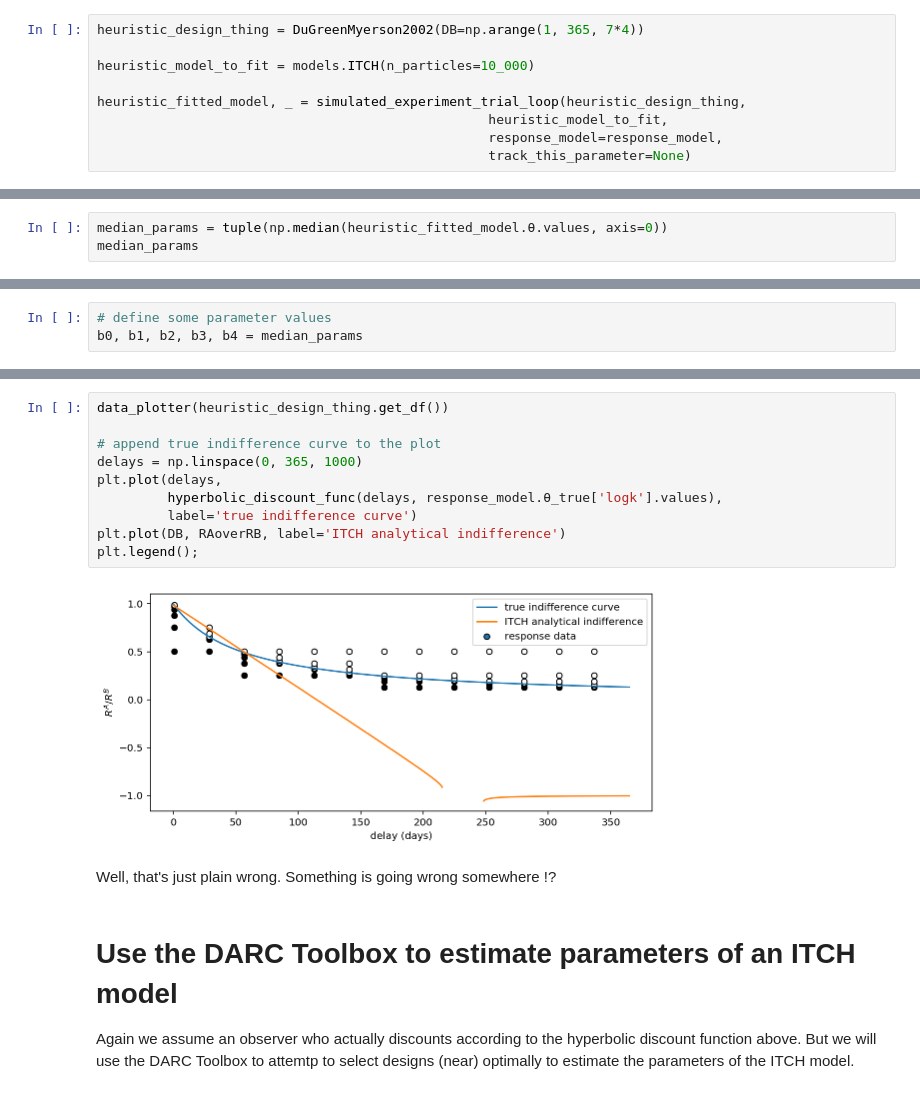
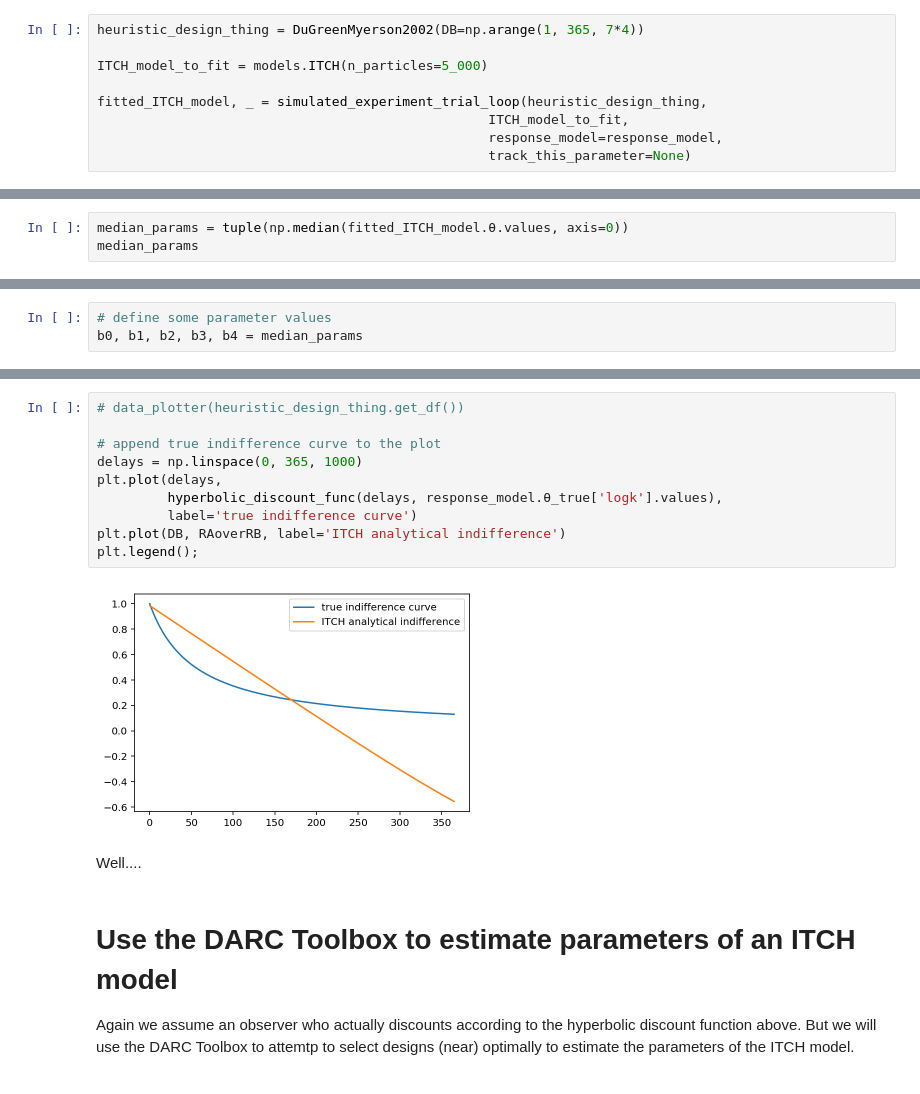
Before and after one commit to drbenvincent/darc_toolbox, a Jupyter notebook: dev/ITCH.ipynb, the cells around one changed output, grey strips where cells are left out. Cells and saved outputs as stored; diff of their text form.

```diff
--- a/dev/ITCH.ipynb
+++ b/dev/ITCH.ipynb
@@ -93,10 +92,10 @@ from darc.delayed.designs import Frye, DuGreenMyerson2002
 # %%
 heuristic_design_thing = DuGreenMyerson2002(DB=np.arange(1, 365, 7*4))
 
-heuristic_model_to_fit = models.ITCH(n_particles=10_000)
+ITCH_model_to_fit = models.ITCH(n_particles=5_000)
 
-heuristic_fitted_model, _ = simulated_experiment_trial_loop(heuristic_design_thing,
-                                                  heuristic_model_to_fit,
+fitted_ITCH_model, _ = simulated_experiment_trial_loop(heuristic_design_thing,
+                                                  ITCH_model_to_fit,
                                                   response_model=response_model,
                                                   track_this_parameter=None)
 # %%
@@ -123,6 +130,6 @@ sns.stripplot(data=heuristic_fitted_model.θ, alpha=.25, jitter=True, ax=ax);
 # %% [markdown]
 Let's grab the median parameter values into a vector for use later
 # %%
-median_params = tuple(np.median(heuristic_fitted_model.θ.values, axis=0))
+median_params = tuple(np.median(fitted_ITCH_model.θ.values, axis=0))
 median_params
 # %% [output]
@@ -227,17 +269,17 @@ plt.show()
 # %%
-data_plotter(heuristic_design_thing.get_df())
+# data_plotter(heuristic_design_thing.get_df())
 
 # append true indifference curve to the plot
 delays = np.linspace(0, 365, 1000)
 plt.plot(delays,
          hyperbolic_discount_func(delays, response_model.θ_true['logk'].values),
          label='true indifference curve')
 plt.plot(DB, RAoverRB, label='ITCH analytical indifference')
 plt.legend();
 # %% [output]
-[figure, old version]
+[figure, new version]
-# %% [markdown]
-Well, that's just plain wrong. Something is going wrong somewhere !?
+# %% [markdown]
+Well....
 # %% [markdown]
 # Use the DARC Toolbox to estimate parameters of an ITCH model
 Again we assume an observer who actually discounts according to the hyperbolic discount function above. But we will use the DARC Toolbox to attemtp to select designs (near) optimally to estimate the parameters of the ITCH model.
```
Also changed, not shown: parts of 26 cells of this notebook.
